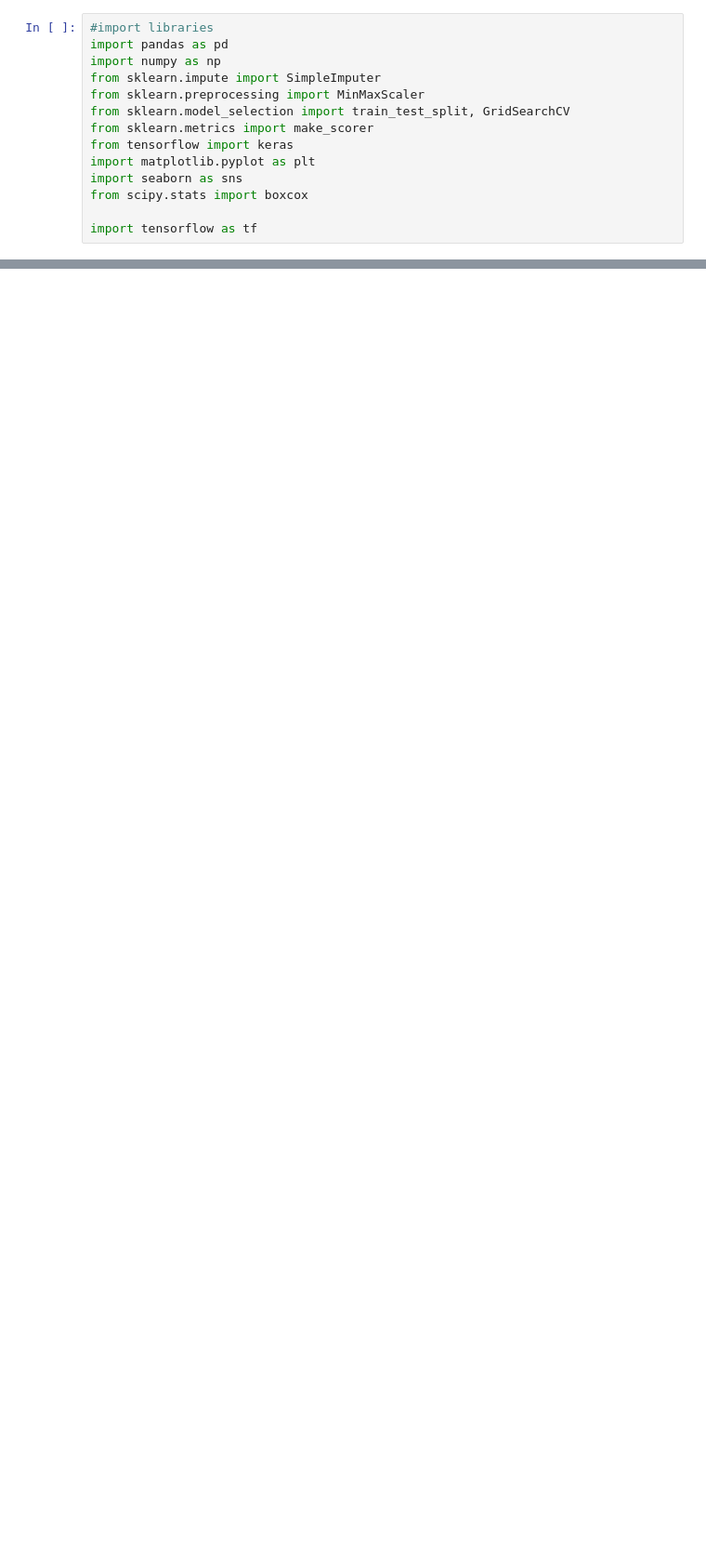
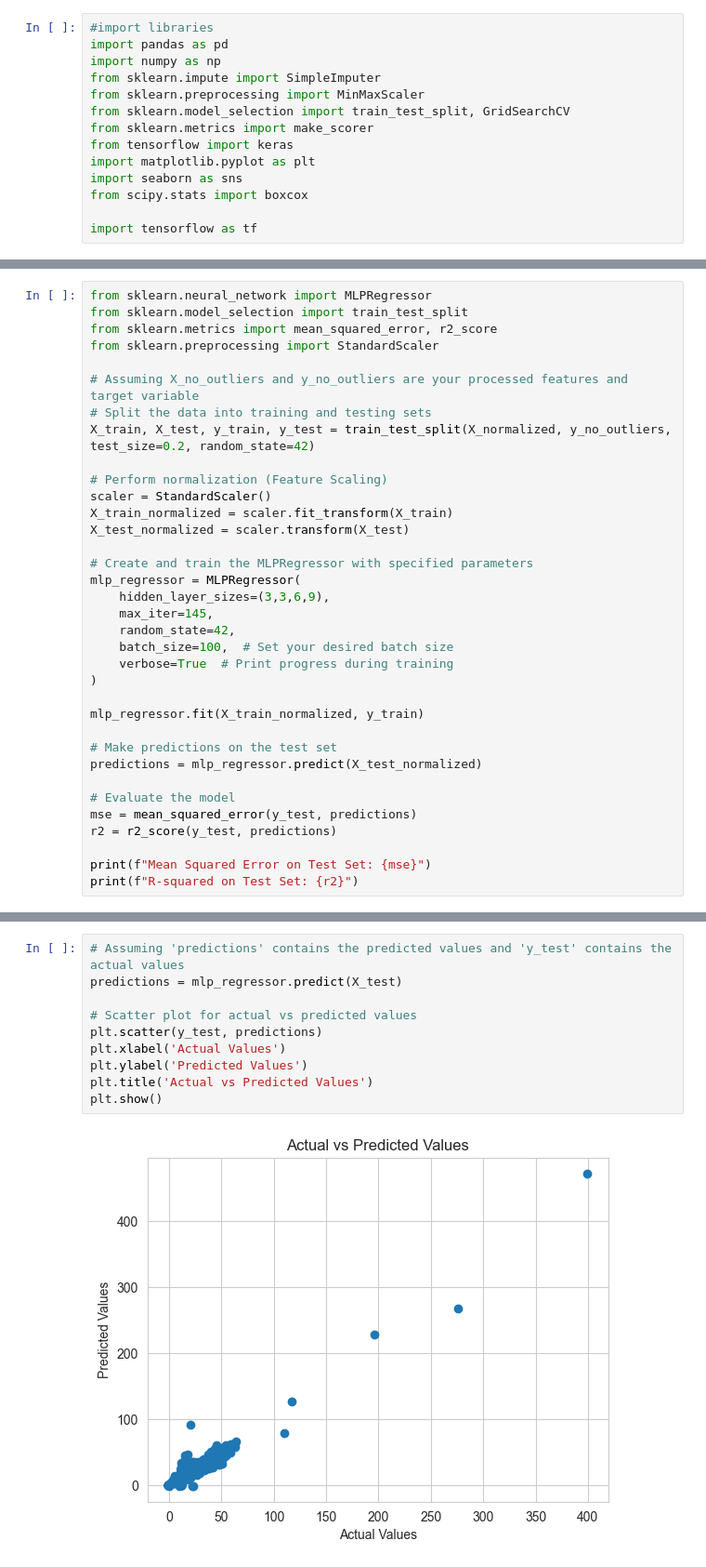
Before and after one commit to suhani098/ann, a Jupyter notebook: jupiter code.ipynb, the cells around one changed output, grey strips where cells are left out. Shown at 93% size. Drawn from its saved outputs; the diff is of its cells as text; blank space fills up the shorter version.

```diff
--- a/jupiter code.ipynb
+++ b/jupiter code.ipynb
@@ -194,0 +97,35 @@ R-squared on Test Set:  0.7597224804834857
+# %%
+from sklearn.neural_network import MLPRegressor
+from sklearn.model_selection import train_test_split
+from sklearn.metrics import mean_squared_error, r2_score
+from sklearn.preprocessing import StandardScaler
+
+# Assuming X_no_outliers and y_no_outliers are your processed features and target variable
+# Split the data into training and testing sets
+X_train, X_test, y_train, y_test = train_test_split(X_normalized, y_no_outliers, test_size=0.2, random_state=42)
+
+# Perform normalization (Feature Scaling)
+scaler = StandardScaler()
+X_train_normalized = scaler.fit_transform(X_train)
+X_test_normalized = scaler.transform(X_test)
+
+# Create and train the MLPRegressor with specified parameters
+mlp_regressor = MLPRegressor(
+    hidden_layer_sizes=(3,3,6,9),
+    max_iter=145,
+    random_state=42,
+    batch_size=100,  # Set your desired batch size
+    verbose=True  # Print progress during training
+)
+
+mlp_regressor.fit(X_train_normalized, y_train)
+
+# Make predictions on the test set
+predictions = mlp_regressor.predict(X_test_normalized)
+
+# Evaluate the model
+mse = mean_squared_error(y_test, predictions)
+r2 = r2_score(y_test, predictions)
+
+print(f"Mean Squared Error on Test Set: {mse}")
+print(f"R-squared on Test Set: {r2}")
@@ -194,0 +151,12 @@ R-squared on Test Set:  0.7597224804834857
+# %%
+# Assuming 'predictions' contains the predicted values and 'y_test' contains the actual values
+predictions = mlp_regressor.predict(X_test)
+
+# Scatter plot for actual vs predicted values
+plt.scatter(y_test, predictions)
+plt.xlabel('Actual Values')
+plt.ylabel('Predicted Values')
+plt.title('Actual vs Predicted Values')
+plt.show()
+# %% [output]
+[figure, added]
```
Also changed, not shown: parts of 9 cells of this notebook.
